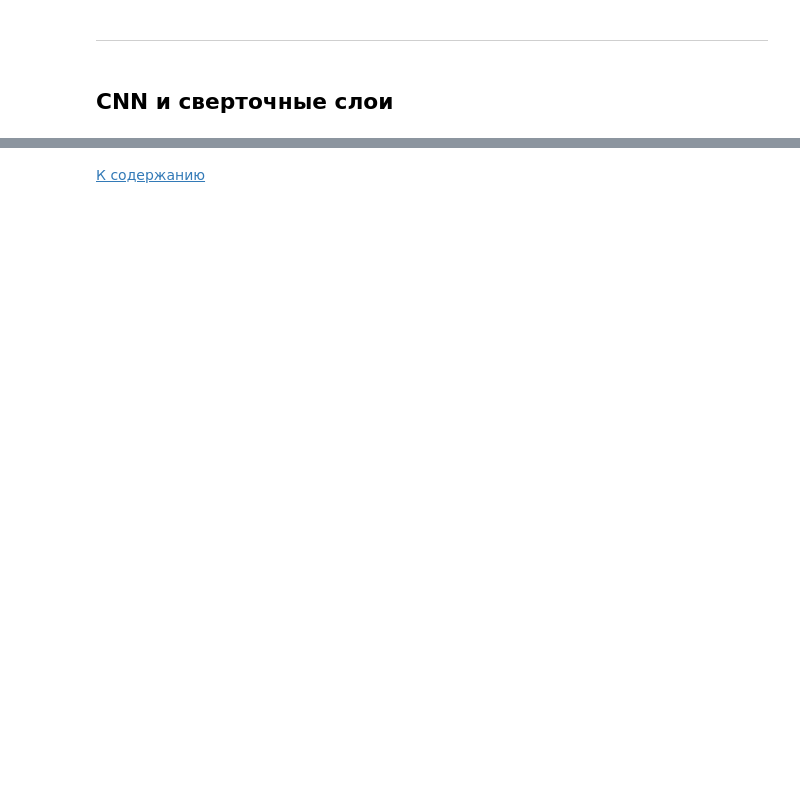
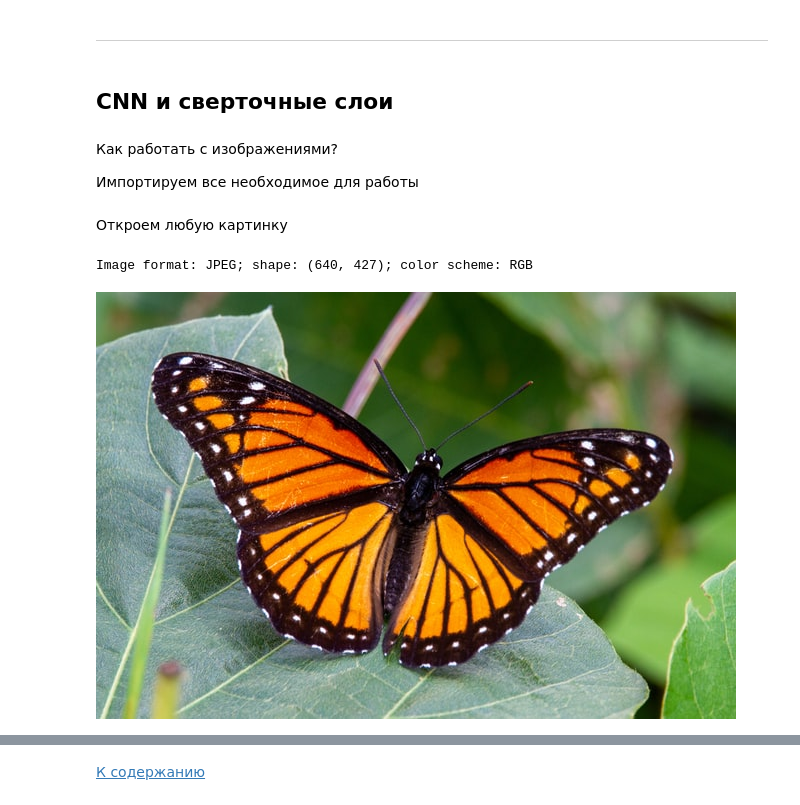
Before and after one commit to fortvivlan/NNcheatsheet, a Jupyter notebook: CompleteNNs.ipynb, the cells around one changed output, grey strips where cells are left out. Saved outputs shown, nothing was run; the diff lists cells and outputs as text; code cells hidden in the pictures; blank space fills up the shorter version.

```diff
--- a/CompleteNNs.ipynb
+++ b/CompleteNNs.ipynb
@@ -706,3 +816,7 @@ $$z_{B,j} = \gamma \cdot \tilde{x}_{B,j} + \beta $$
 ***
 # %% [markdown]
 ## CNN и сверточные слои
+# %% [markdown]
+Как работать с изображениями?
+
+Импортируем все необходимое для работы
@@ -708,0 +834,11 @@ $$z_{B,j} = \gamma \cdot \tilde{x}_{B,j} + \beta $$
+# %% [markdown]
+Откроем любую картинку
+# %%
+from PIL import Image
+
+img = Image.open("img/butterfly.jpg")
+print(f"Image format: {img.format}; shape: {img.size}; color scheme: {img.mode}")
+img
+# %% [output]
+Image format: JPEG; shape: (640, 427); color scheme: RGB
+[figure, added]
```
Also changed, not shown: parts of 69 cells of this notebook, 13 other files.
